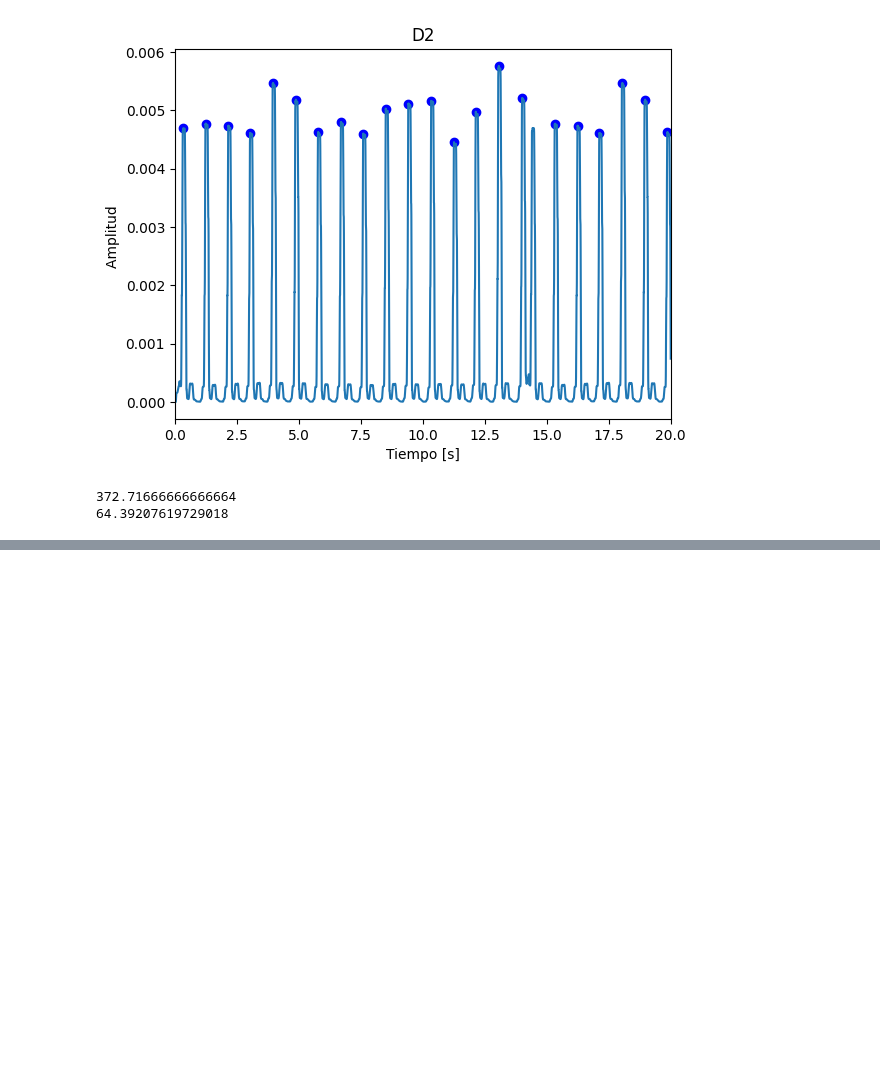
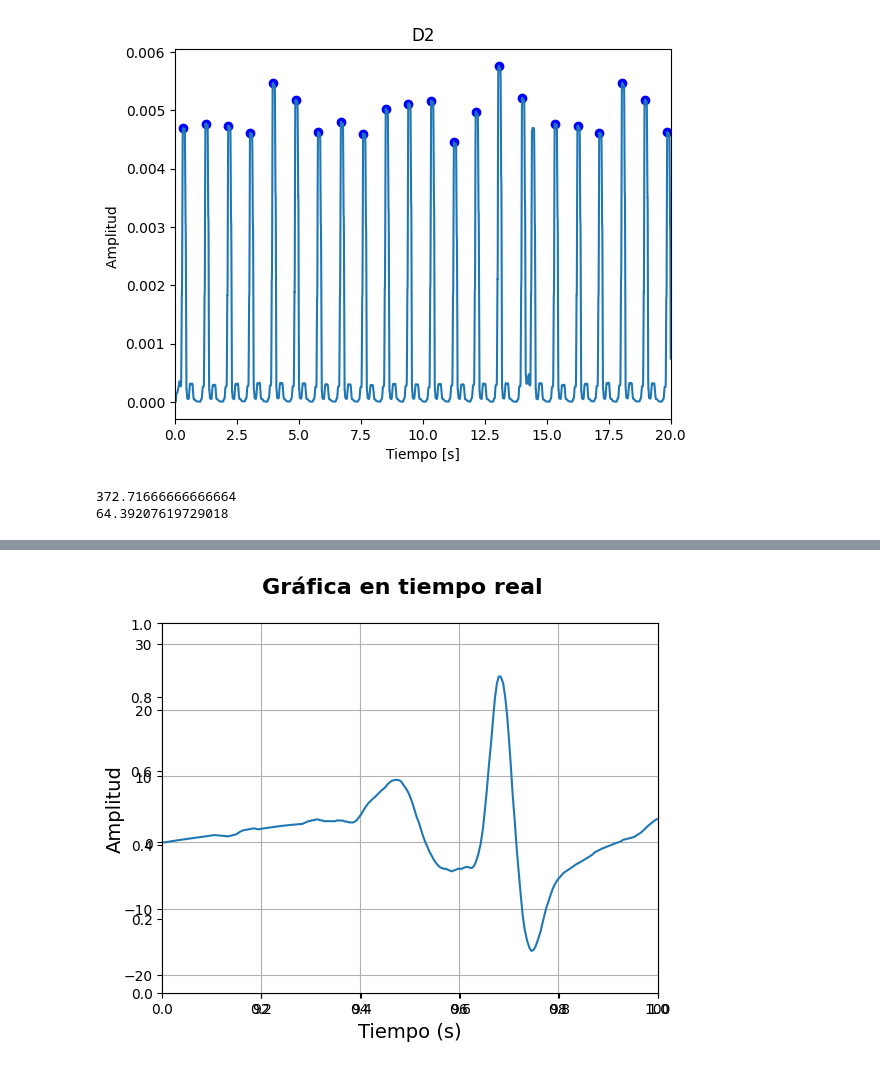
Before and after one commit to Floquicanale/Interfaz, a Jupyter notebook: Prueba_Pan_y_Tom.ipynb, the cells around one changed output, grey strips where cells are left out. Drawn from its saved outputs; the diff is of its cells as text; code cells hidden in the pictures; blank space fills up the shorter version.

```diff
--- a/Prueba_Pan_y_Tom.ipynb
+++ b/Prueba_Pan_y_Tom.ipynb
@@ -184,23 +185,23 @@ class Pan_Tom_QRS():
 
         return result
 
-    def resolver(self, x, fs):
+    def resolver(x, fs):
 
         # Bandpass Filter
         global bpass
-        bpass = self.pasabanda(x.copy())
+        bpass = Pan_Tom_QRS.pasabanda(x.copy())
 
         # Derivative Function
         global der
-        der = self.derivada(bpass.copy())
+        der = Pan_Tom_QRS.derivada(bpass.copy())
 
         # Squaring Function
         global sqr
-        sqr = self.cuadrado(der.copy())
+        sqr = Pan_Tom_QRS.cuadrado(der.copy())
 
         # Moving Window Integration Function
         global mwin
-        mwin = self.integrador(sqr.copy(), fs)
+        mwin = Pan_Tom_QRS.integrador(sqr.copy(), fs)
 
         return mwin
 # %%
@@ -312,3 +313,80 @@ print(frecuencia)
 # %% [output]
 372.71666666666664
 64.39207619729018
+# %%
+VentanaTiempo = 10
+
+
+ydata=[]
+timepoints = []
+ouput=[]
+picos=[]
+start_time = time.time()
+TiempoFinal = 100 # Define el tiempo total de adquisición en segundos
+run = True
+
+plt.ion()
+figura1 = plt.figure()
+figura1.suptitle('Gráfica en tiempo real', fontsize='16', fontweight='bold')
+plt.xlabel('Tiempo (s)', fontsize='14')
+plt.ylabel('Amplitud', fontsize='14')
+plt.axes().grid(True)
+# Configuración de la curva
+line1, = plt.plot(ydata, linestyle='-')
+#line2, = plt.plot(ydata, linestyle='-')
+plt.xlim([0, VentanaTiempo])
+
+n=1
+while run:
+  ecg_buffer=D2[:n]
+  ydata.append(ecg_buffer[n-1])
+  timepoints.append(time.time() - start_time)
+  current_time = timepoints[-1]
+  l = len(ecg_buffer)
+
+  if(l<1750):
+    ecg_buffer=np.append(ecg_buffer, data)
+
+  #Cuando se actualiza el buffer se agregan 2 segundos de data
+  elif(l>=1750):
+      print("entre al if")
+      print(ecg_buffer)
+
+      output = Pan_Tom_QRS.resolver(ecg_buffer, Fs)
+
+      #umbral adaptativo
+      umbral = 0.7*max(output)
+      print(umbral)
+
+      # Busco los picos
+      picos = sp.signal.find_peaks(output, height=umbral, distance=Fs*0.67)
+      print(picos)
+
+      #Frecuencia cardiaca y esas cosas
+      frecuencia = Cardiac_Freq.frequency(picos, Fs)
+      print(frecuencia)
+      #ACA HAY QUE CAMBIAR LO QUE MUESTRA EL DISPLAY
+      #Cardiac_Freq.annotation() #anota en el csv que hubo un pico
+
+      ecg_buffer = ecg_buffer[500:] #elimino los primeros valores
+
+  # Actualizar la gráfica
+
+  line1.set_xdata(timepoints)
+  line1.set_ydata(ydata)
+
+  #line2.set_xdata(timepoints)
+  #line2.set_ydata(output)
+
+  plt.ylim([min(ydata) - 5, max(ydata) + 5])
+
+
+  # Actualizar la ventana de observación de la gráfica
+  if current_time > VentanaTiempo:
+      plt.xlim([current_time - VentanaTiempo, current_time])
+
+  if timepoints[-1] > TiempoFinal:
+      run = False
+
+  n+=1
+# %% [output]
@@ -314,0 +410 @@ print(frecuencia)
+[figure, added]
```
Also changed, not shown: parts of 2 cells of this notebook.
